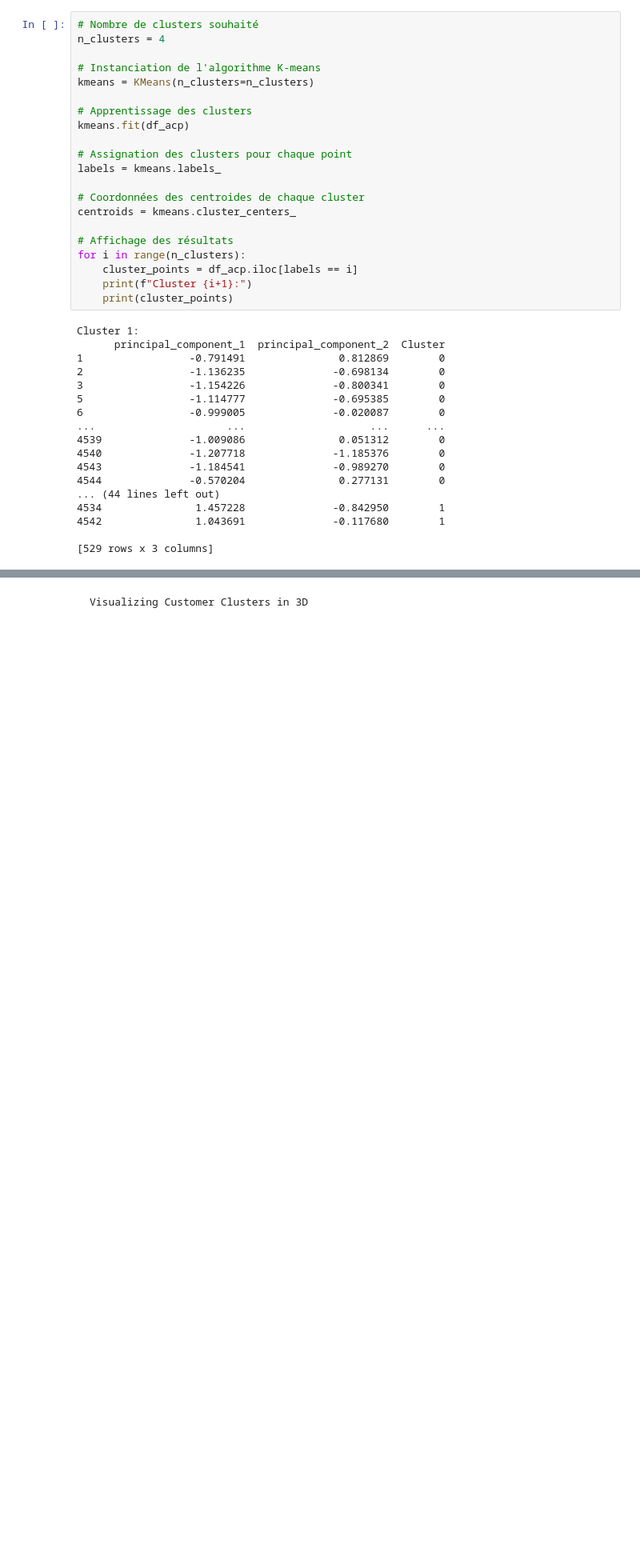
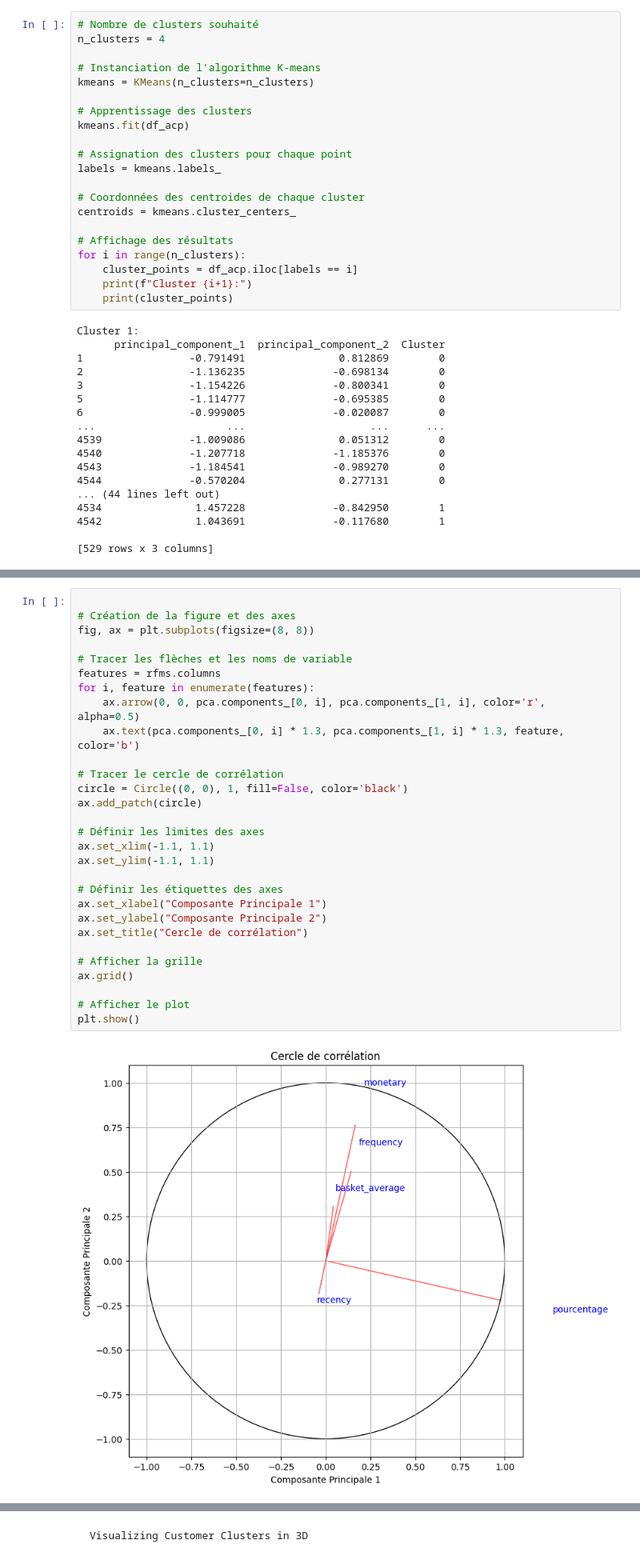
Before and after one commit to Noura-ou/projet_segmentation_client, a Jupyter notebook: src/test_noura.ipynb, the cells around one changed output, grey strips where cells are left out. Shown at 80% size. Saved outputs shown, nothing was run; the diff lists cells and outputs as text; blank space fills up the shorter version.

```diff
--- a/src/test_noura.ipynb
+++ b/src/test_noura.ipynb
@@ -304,0 +321,31 @@ plt.show()
+# %%
+
+# Création de la figure et des axes
+fig, ax = plt.subplots(figsize=(8, 8))
+
+# Tracer les flèches et les noms de variable
+features = rfms.columns
+for i, feature in enumerate(features):
+    ax.arrow(0, 0, pca.components_[0, i], pca.components_[1, i], color='r', alpha=0.5)
+    ax.text(pca.components_[0, i] * 1.3, pca.components_[1, i] * 1.3, feature, color='b')
+
+# Tracer le cercle de corrélation
+circle = Circle((0, 0), 1, fill=False, color='black')
+ax.add_patch(circle)
+
+# Définir les limites des axes
+ax.set_xlim(-1.1, 1.1)
+ax.set_ylim(-1.1, 1.1)
+
+# Définir les étiquettes des axes
+ax.set_xlabel("Composante Principale 1")
+ax.set_ylabel("Composante Principale 2")
+ax.set_title("Cercle de corrélation")
+
+# Afficher la grille
+ax.grid()
+
+# Afficher le plot
+plt.show()
+# %% [output]
+[figure, added]
```
Also changed, not shown: parts of 6 cells of this notebook.
